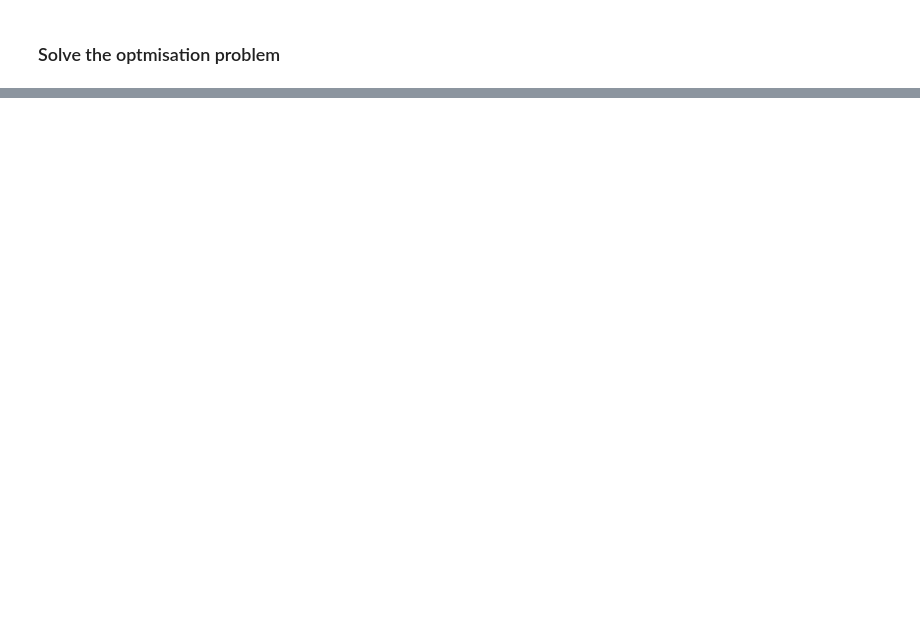
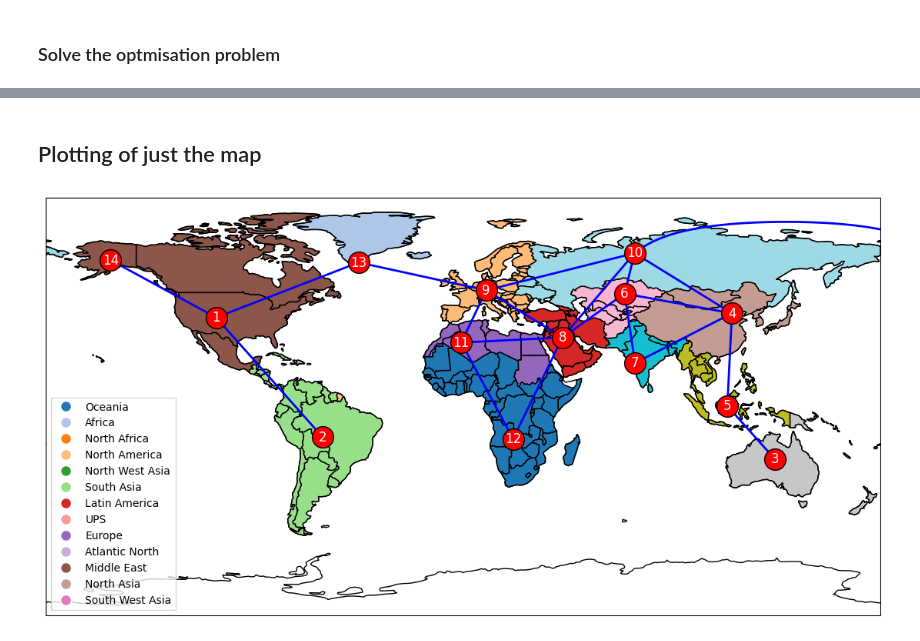
Before and after one commit to FrederickIvens/MPhil-Dissertation, a Jupyter notebook: source/globalgrid_main.ipynb, the cells around one changed output, grey strips where cells are left out. Cells and saved outputs as stored; diff of their text form; code cells hidden in the pictures; blank space fills up the shorter version.

```diff
--- a/source/globalgrid_main.ipynb
+++ b/source/globalgrid_main.ipynb
@@ -116,0 +322,64 @@ for node in demand_profile_dic:
+# %% [markdown]
+## Plotting of just the map
+# %%
+import warnings
+import cartopy.crs as ccrs
+import cartopy.feature as cfeature
+import matplotlib.pyplot as plt
+from pyproj import Geod
+import geopandas as gpd
+from cartopy.geodesic import Geodesic
+
+warnings.filterwarnings("ignore", category=UserWarning)
+plt.rc("figure", figsize=(14, 10))
+
+# Load the naturalearth_lowres dataset
+world = gpd.read_file(gpd.datasets.get_path('naturalearth_lowres'))
+
+# Create a column in the world dataframe that matches the bus to country dictionary
+world['bus'] = None
+for key, value in regions_dic.items():
+    for country in value["countries"]:
+        world.loc[world['name'] == country, 'bus'] = value["region"]
+
+# Plotting the network with results
+fig, ax = plt.subplots(subplot_kw={'projection': ccrs.PlateCarree()})
+ax.set_extent([-180, 180, -90, 90])  # Adjust extent as needed
+
+# Add base map features
+ax.add_feature(cfeature.COASTLINE)
+ax.add_feature(cfeature.BORDERS, linestyle=':')
+
+# Plot country regions without legend
+world.plot(ax=ax, column='bus', cmap='tab20', legend=False, edgecolor='black', transform=ccrs.PlateCarree())
+
+# Create a custom legend
+unique_regions = world['bus'].dropna().unique()
+handles = [plt.Line2D([0], [0], marker='o', color='w', markerfacecolor=plt.cm.tab20(i), markersize=10, label=region) for i, region in enumerate(unique_regions)]
+ax.legend(handles=handles, loc='lower left', bbox_to_anchor=(0.0, 0.0), fancybox=False, shadow=False, ncol=1)
+
+for i, bus in enumerate(globalgrid.buses.index, start=1):
+    x, y = globalgrid.buses.loc[bus, ['x', 'y']]
+    ax.scatter(x, y, s=400, color='red', edgecolor='k', zorder=5)
+    ax.text(x, y, str(i), color='white', fontsize=12, ha='center', va='center', zorder=6)
+
+# Define the Geod object for WGS84
+geod = Geod(ellps="WGS84")
+
+# Plot links
+for link in globalgrid.links.index:
+    bus0 = globalgrid.links.loc[link, 'bus0']
+    bus1 = globalgrid.links.loc[link, 'bus1']
+    x0, y0 = globalgrid.buses.loc[bus0, ['x', 'y']]
+    x1, y1 = globalgrid.buses.loc[bus1, ['x', 'y']]
+
+    if link == "Alaska to UPS":  # Specifically handle the link from North America to UPS
+        # Calculate points along the great circle
+        points = geod.npts(x0, y0, x1, y1, 100)
+        lons, lats = zip(*points)
+        lons = [(lon + 360) % 360 if lon < 0 else lon for lon in lons]  # Ensure all longitudes are positive
+        ax.plot(lons, lats, color='blue', linewidth=2, zorder=4)
+    else:
+        ax.plot([x0, x1], [y0, y1], color='blue', linewidth=2, zorder=4)
+# %% [output]
+[figure, added]
```
Also changed, not shown: parts of 21 cells of this notebook, 19 other files.
